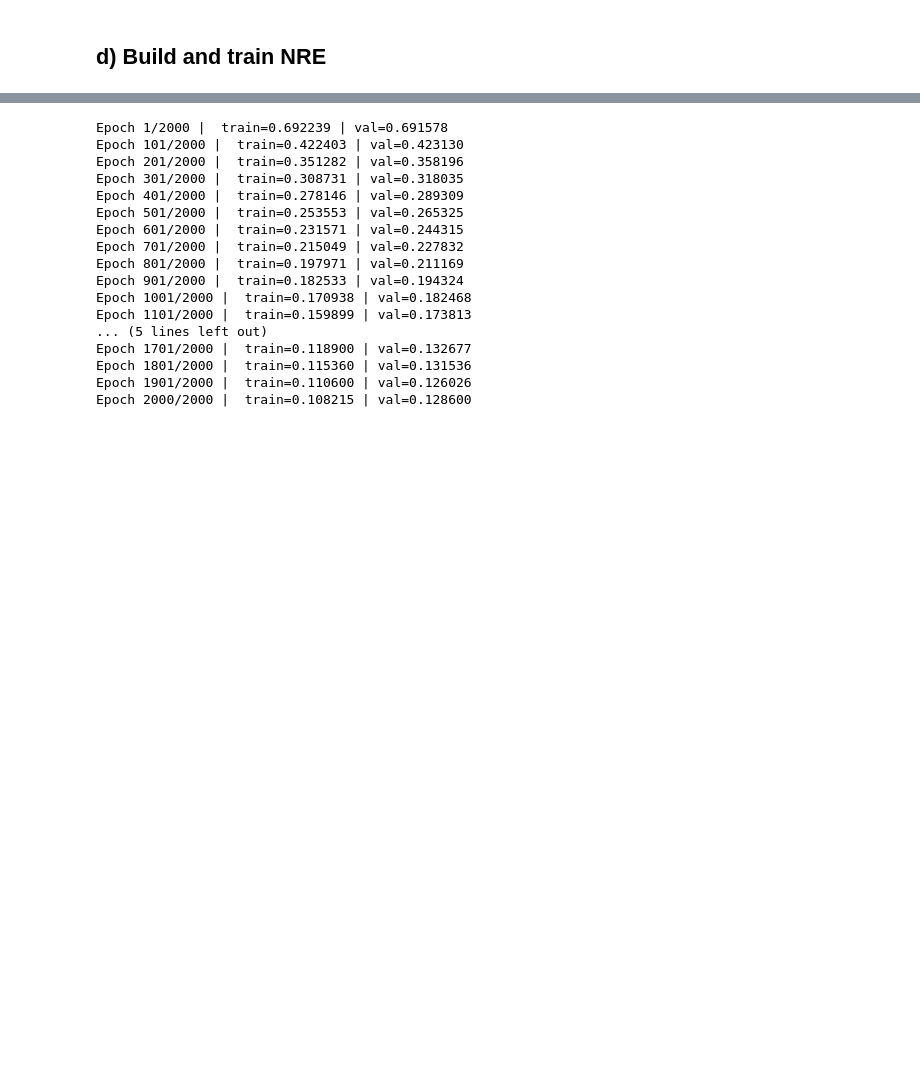
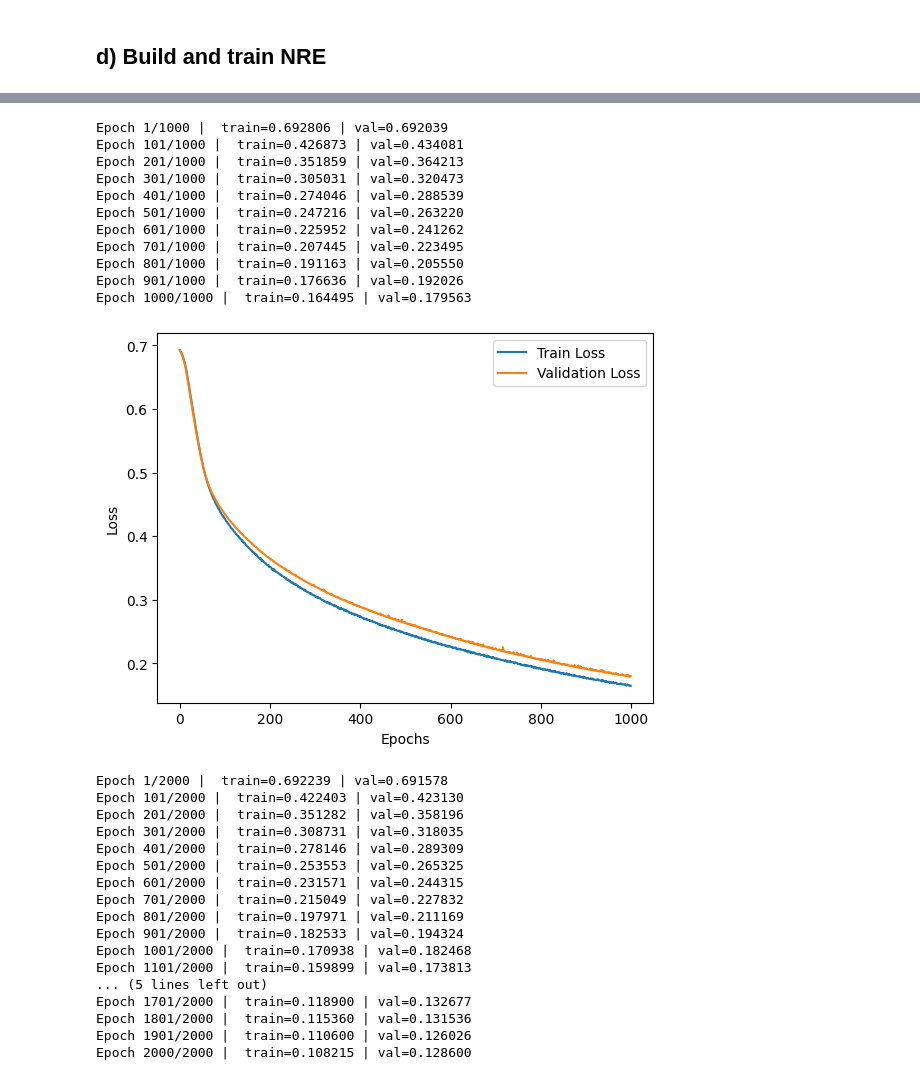
Before and after one commit to JoeyWee1/Machine-Learning-Enhanced-Inference-of-the-21-cm-Power-Spectrum-at-Cosmic-Dawn, a Jupyter notebook: ML_inference.ipynb, the cells around one changed output, grey strips where cells are left out. Cells and saved outputs as stored; diff of their text form; code cells hidden in the pictures; blank space fills up the shorter version.

```diff
--- a/ML_inference.ipynb
+++ b/ML_inference.ipynb
@@ -502 +382,20 @@ def train_nre(model, nre_trainset, nre_valset,epochs = 1000, batch_size=1024, de
+# %%
+from utils.nre.nre import NRE
+from utils.nre.train_nre import train_nre
+
+nre_model = NRE()
+best_valid_loss, best_train_loss, best_epoch, trained_nre_model, nre_x_scaler = train_nre(nre_model, nre_datasets['nre_train'], nre_datasets['nre_val'], epochs=1000, batch_size=1024, device='cpu', verbose=True, plot=True, patience=250)
+# %% [output]
+Epoch 1/1000 |  train=0.692806 | val=0.692039
+Epoch 101/1000 |  train=0.426873 | val=0.434081
+Epoch 201/1000 |  train=0.351859 | val=0.364213
+Epoch 301/1000 |  train=0.305031 | val=0.320473
+Epoch 401/1000 |  train=0.274046 | val=0.288539
+Epoch 501/1000 |  train=0.247216 | val=0.263220
+Epoch 601/1000 |  train=0.225952 | val=0.241262
+Epoch 701/1000 |  train=0.207445 | val=0.223495
+Epoch 801/1000 |  train=0.191163 | val=0.205550
+Epoch 901/1000 |  train=0.176636 | val=0.192026
+Epoch 1000/1000 |  train=0.164495 | val=0.179563
+[figure, added]
 # %%
```
Also changed, not shown: parts of 13 cells of this notebook, 3 other files.
